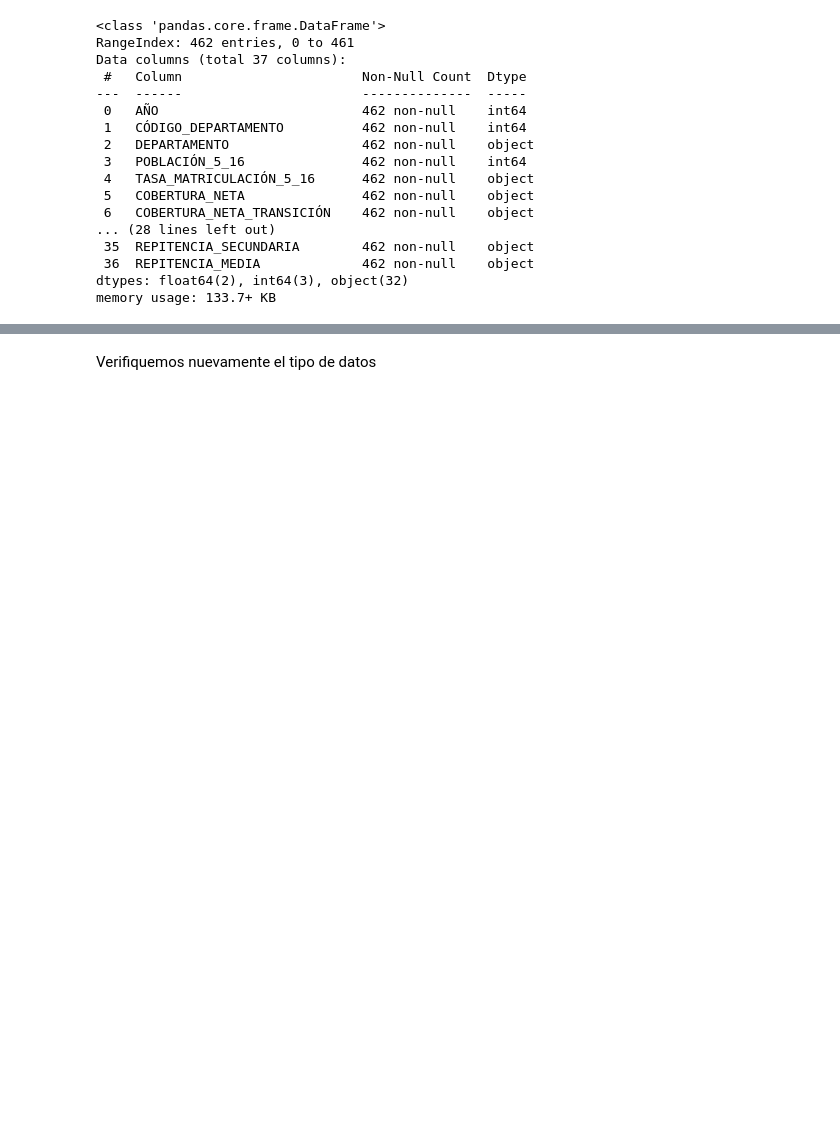
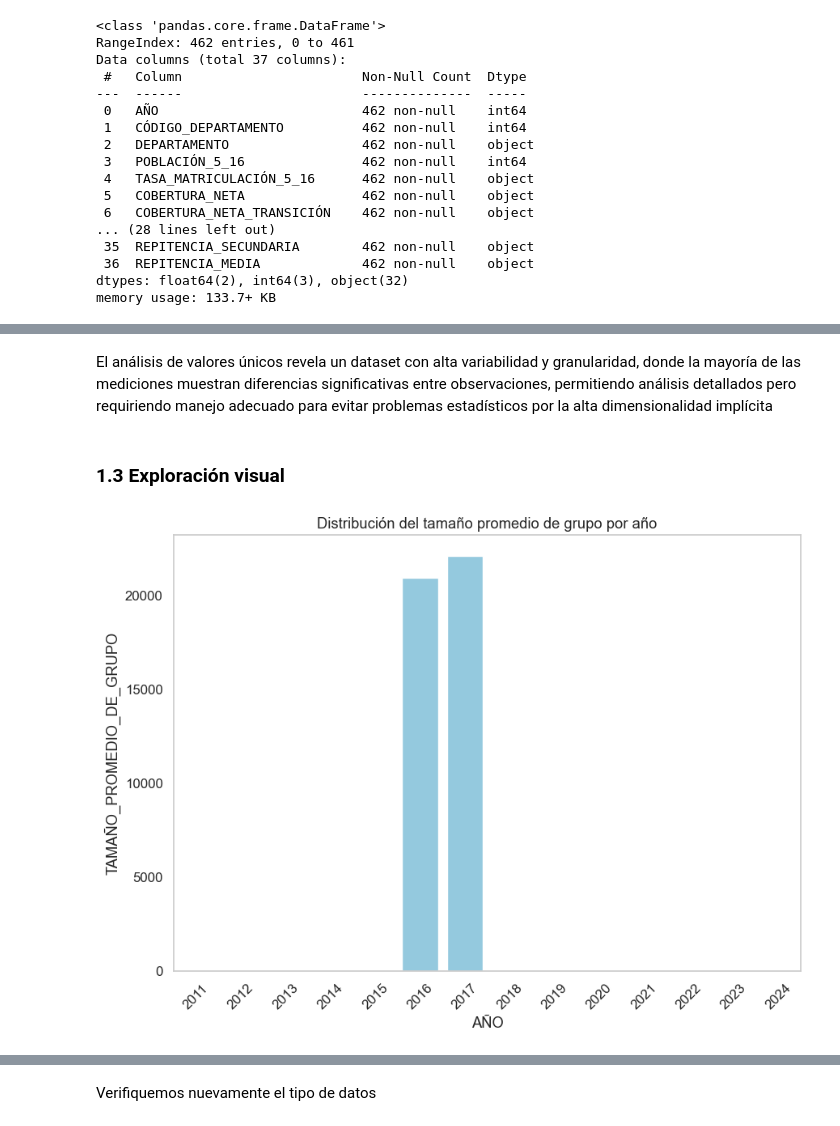
Before and after one commit to Ori-G-A/COL_MEN_STAT, a Jupyter notebook: Notebooks/01-inspecion-datos.ipynb, the cells around one changed output, grey strips where cells are left out. Cells and saved outputs as stored; diff of their text form; code cells hidden in the pictures; blank space fills up the shorter version.

```diff
--- a/Notebooks/01-inspecion-datos.ipynb
+++ b/Notebooks/01-inspecion-datos.ipynb
@@ -12,6 +16,12 @@ import pandas as pd
 import numpy as np
 import matplotlib.pyplot as plt
 import seaborn as sns
+# %%
+# para m,ostrara todas las columnas en Dataframes grandes
+pd.set_option('display.max_columns', None)
+# para la cosnsistencia d elas gráficas
+sns.set(style="whitegrid", font_scale=1.1)
+plt.rcParams["figure.figsize"] = (10, 7)
 # %%
 # cargamos el data set
 datos_men = pd.read_csv(r"..\Data\Raw\MEN_estadisticas.csv")
@@ -172,0 +209,12 @@ variables_tipo_object =['TASA_MATRICULACIÓN_5_16','COBERTURA_NETA','COBERTURA_N
+# %% [markdown]
+El análisis de valores únicos revela un dataset con alta variabilidad y granularidad, donde la mayoría de las mediciones muestran diferencias significativas entre observaciones, permitiendo análisis detallados pero requiriendo manejo adecuado para evitar problemas estadísticos por la alta dimensionalidad implícita
+# %% [markdown]
+### **1.3 Exploración visual**
+# %%
+sns.barplot(data=datos_men,x = "AÑO", y = "TAMAÑO_PROMEDIO_DE_GRUPO", errorbar=None, color="skyblue")
+plt.title("Distribución del tamaño promedio de grupo por año")
+plt.xticks(rotation=45)
+plt.grid(False)
+plt.show()
+# %% [output]
+[figure, added]
```
Also changed, not shown: parts of 79 cells of this notebook, 1 other file.
